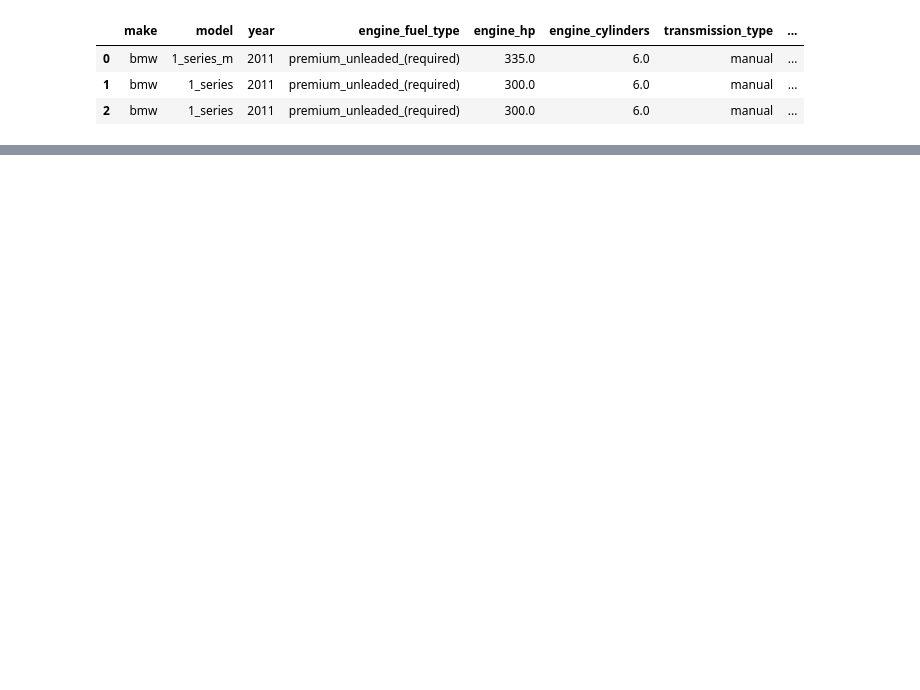
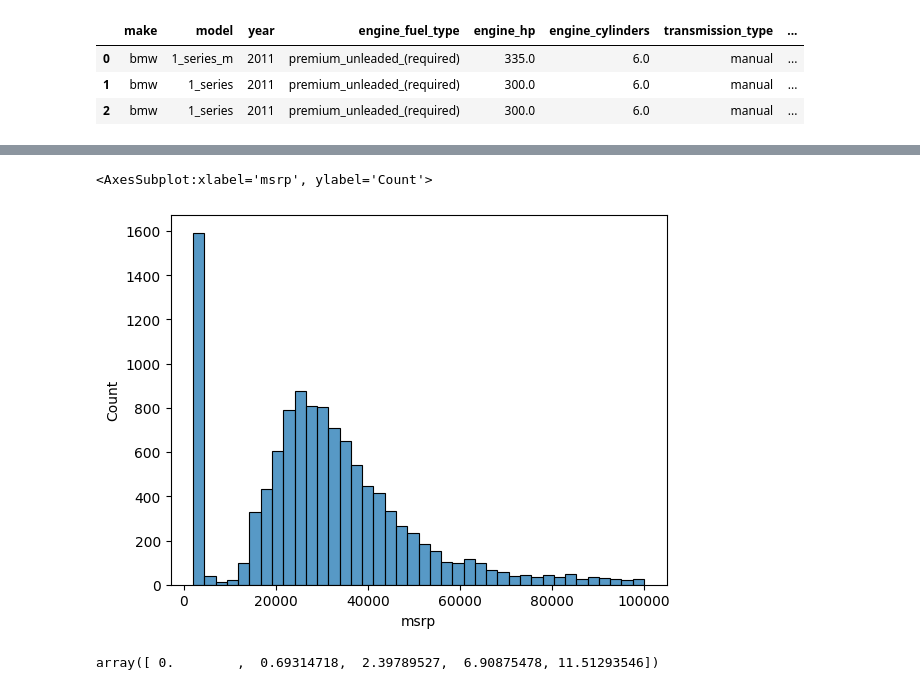
Before and after one commit to juanxo90/ml-zoomcamp, a Jupyter notebook: week_2/car_predition.ipynb, the cells around one changed output, grey strips where cells are left out. Drawn from its saved outputs; the diff is of its cells as text; code cells hidden in the pictures; blank space fills up the shorter version.

```diff
--- a/week_2/car_predition.ipynb
+++ b/week_2/car_predition.ipynb
@@ -52,5 +52,5 @@ df.head(3)
 
 ## other way to generate the processing
 df = df.applymap(
-    lambda x: x.replace("'","") if (isinstance(x, str)) else x
+    lambda x: x.lower().replace(' ', '_') if (isinstance(x, str)) else x
 )
@@ -72,0 +87,12 @@ df.head(3)
+# %%
+sns.histplot(data=df[df.msrp <= 100000], x='msrp', bins=40)
+# %% [output]
+<AxesSubplot:xlabel='msrp', ylabel='Count'>
+[figure, added]
+# %%
+## lets apply a distribution transformation
+# add a one could help to make the log transformatio
+np.log1p([0 , 1, 10, 1000, 100000])
+# np.log1p([0 + 1, 1 + 1, 10 + 1, 1000 + 1, 100000 + 1]) ## same operation
+# %% [output]
+array([ 0.        ,  0.69314718,  2.39789527,  6.90875478, 11.51293546])
```
Also changed, not shown: parts of 53 cells of this notebook.
